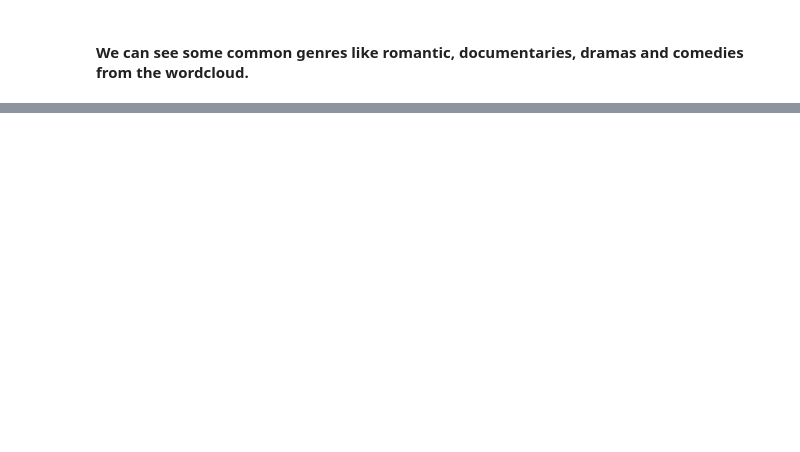
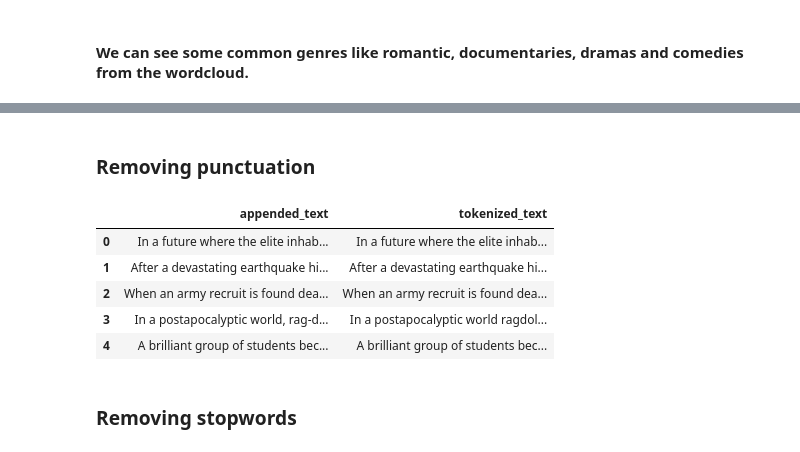
Before and after one commit to codeboy47/Netflix-movies-and-tv-shows-clustering, a Jupyter notebook: Individual_Notebook.ipynb, the cells around one changed output, grey strips where cells are left out. Cells and saved outputs as stored; diff of their text form; code cells hidden in the pictures; blank space fills up the shorter version.

Commit message:
performed text preprocessing

```diff
--- a/Individual_Notebook.ipynb
+++ b/Individual_Notebook.ipynb
@@ -465,0 +473,9 @@ plt.show()
+# %%
+# filling the missing values with an empty string
+netflix_df['director'] = netflix_df['director'].fillna('')
+netflix_df['cast'] = netflix_df['cast'].fillna('')
+netflix_df['country'] = netflix_df['country'].fillna('')
+netflix_df['rating'] = netflix_df['rating'].fillna('')
+# %%
+# selecting the columns for clustering
+netflix_df['appended_text'] = netflix_df['description'] + ' ' + netflix_df['director'] + ' ' + netflix_df['cast'] + ' ' + netflix_df['country'] + ' ' + netflix_df['rating'] + ' ' + netflix_df['listed_in']
@@ -465,0 +497,20 @@ plt.show()
+# %% [markdown]
+### Removing punctuation
+# %%
+# Writing a function which removes punctuation from our data
+def remove_punc(text):
+  no_punc = [char for char in text if char not in string.punctuation]
+  return ''.join(no_punc)
+# %%
+netflix_df['tokenized_text'] = netflix_df['appended_text'].apply(remove_punc)
+# %%
+netflix_df[['appended_text', 'tokenized_text']].head()
+# %% [output]
+|  | appended_text | tokenized_text |
+| 0 | In a future where the elite inhab... | In a future where the elite inhab... |
+| 1 | After a devastating earthquake hi... | After a devastating earthquake hi... |
+| 2 | When an army recruit is found dea... | When an army recruit is found dea... |
+| 3 | In a postapocalyptic world, rag-d... | In a postapocalyptic world ragdol... |
+| 4 | A brilliant group of students bec... | A brilliant group of students bec... |
+# %% [markdown]
+### Removing stopwords
```
Also changed, not shown: parts of 25 cells of this notebook.
